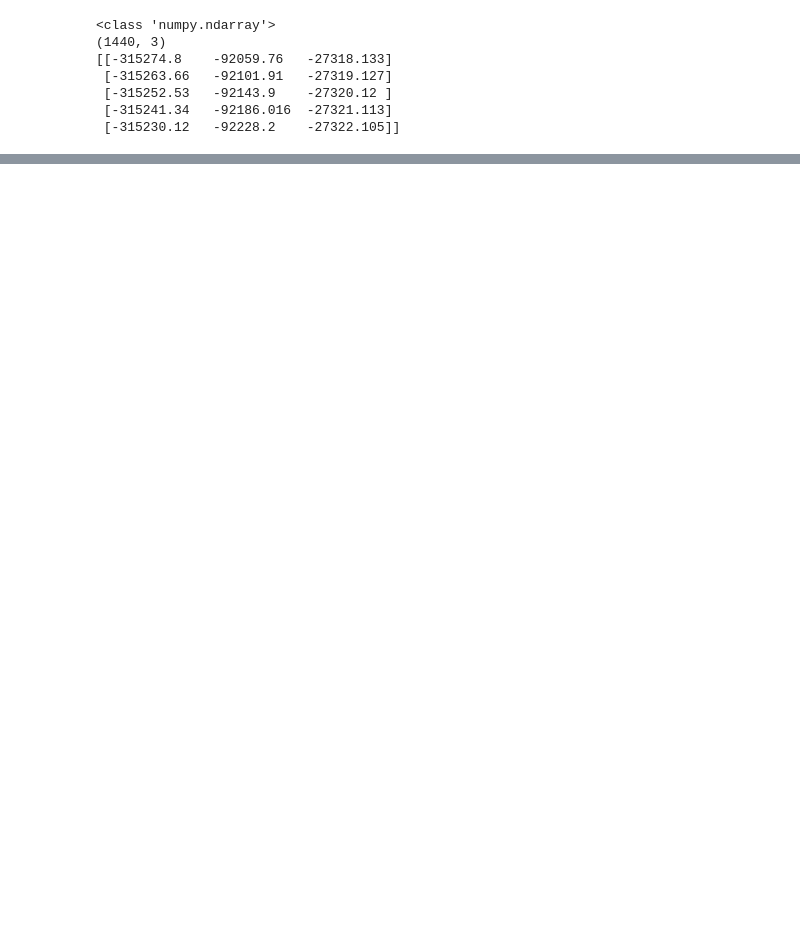
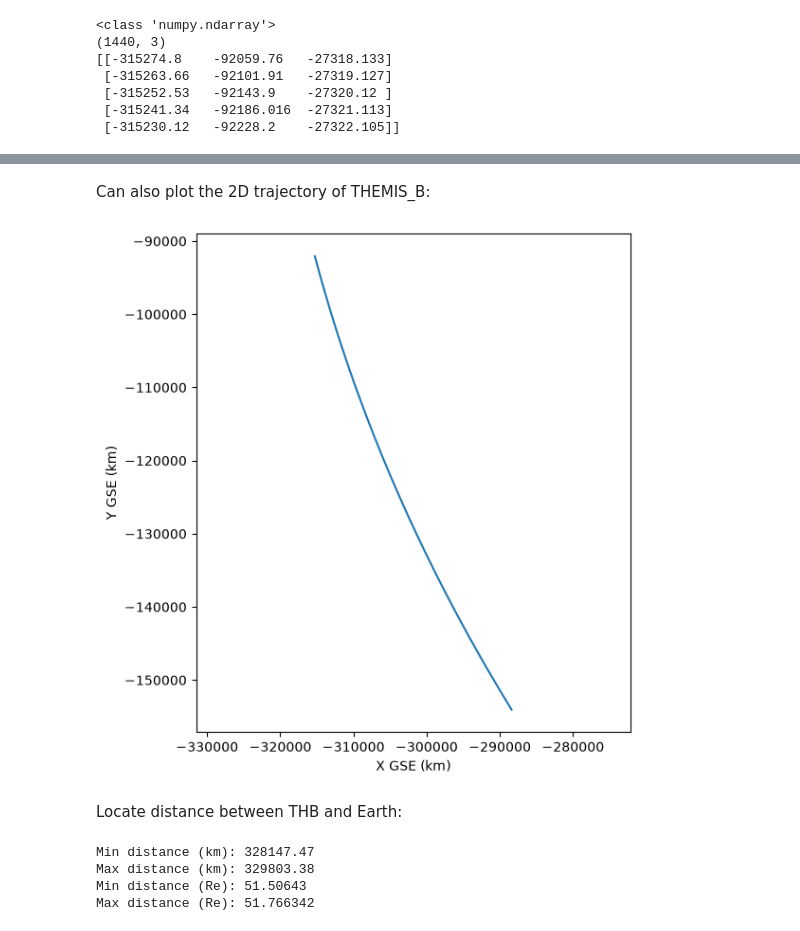
Before and after one commit to yulunwu000/artemis-lunar-plasma, a Jupyter notebook: notebooks/00_pyspedas_test.ipynb, the cells around one changed output, grey strips where cells are left out. Saved outputs shown, nothing was run; the diff lists cells and outputs as text; code cells hidden in the pictures; blank space fills up the shorter version.

```diff
--- a/notebooks/00_pyspedas_test.ipynb
+++ b/notebooks/00_pyspedas_test.ipynb
@@ -453,0 +476,30 @@ print(R_gse[:5])
+# %% [markdown]
+Can also plot the 2D trajectory of THEMIS_B:
+# %%
+plt.figure(figsize=(6, 6))
+plt.plot(X, Y)
+
+plt.xlabel("X GSE (km)")
+plt.ylabel("Y GSE (km)")
+plt.axis("equal")
+plt.tight_layout()
+plt.show()
+# %% [output]
+[figure, added]
+# %% [markdown]
+Locate distance between THB and Earth:
+# %%
+import numpy as np
+
+R = np.linalg.norm(R_gse, axis=1)
+
+print("Min distance (km):", R.min())
+print("Max distance (km):", R.max())
+
+print("Min distance (Re):", R.min()/6371)
+print("Max distance (Re):", R.max()/6371)
+# %% [output]
+Min distance (km): 328147.47
+Max distance (km): 329803.38
+Min distance (Re): 51.50643
+Max distance (Re): 51.766342
```
Also changed, not shown: parts of 9 cells of this notebook.
